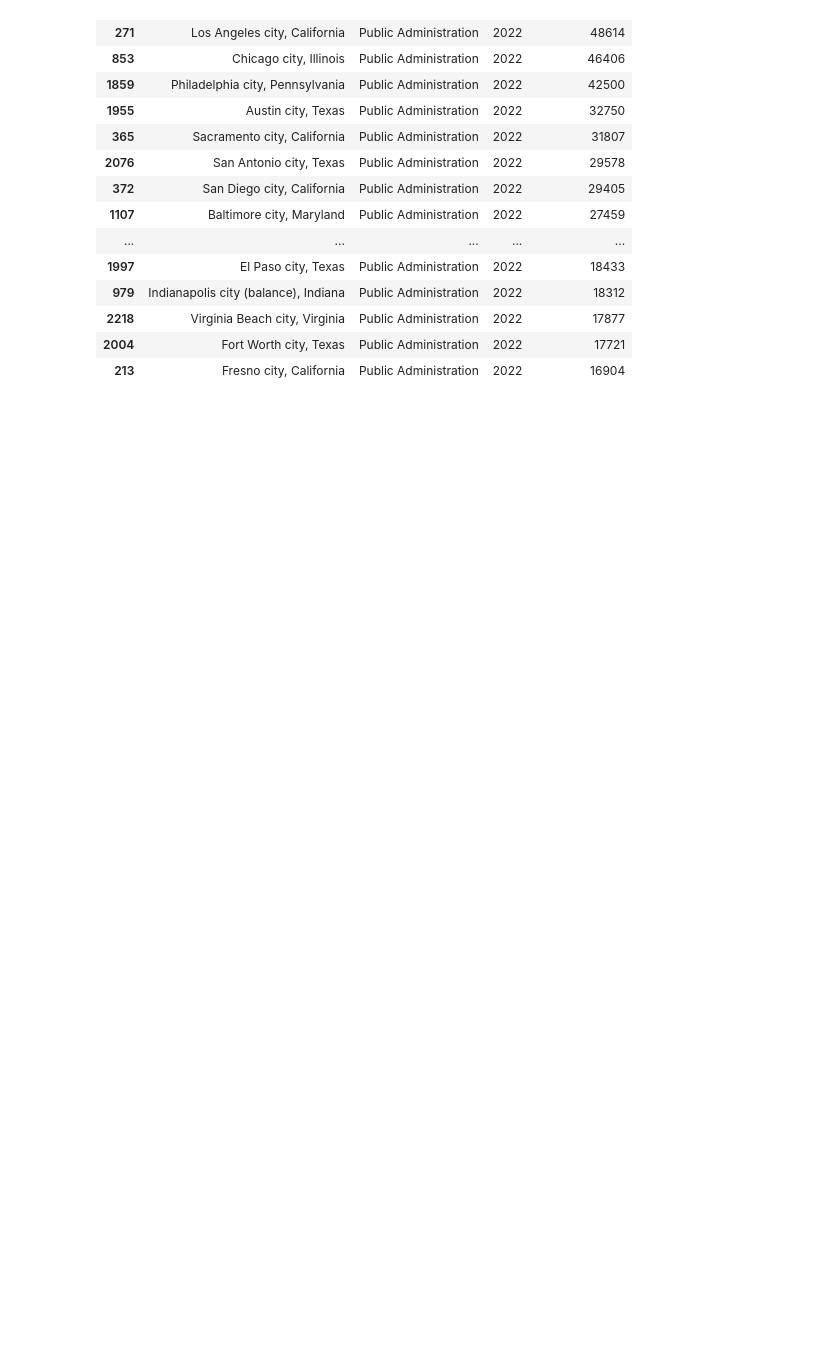
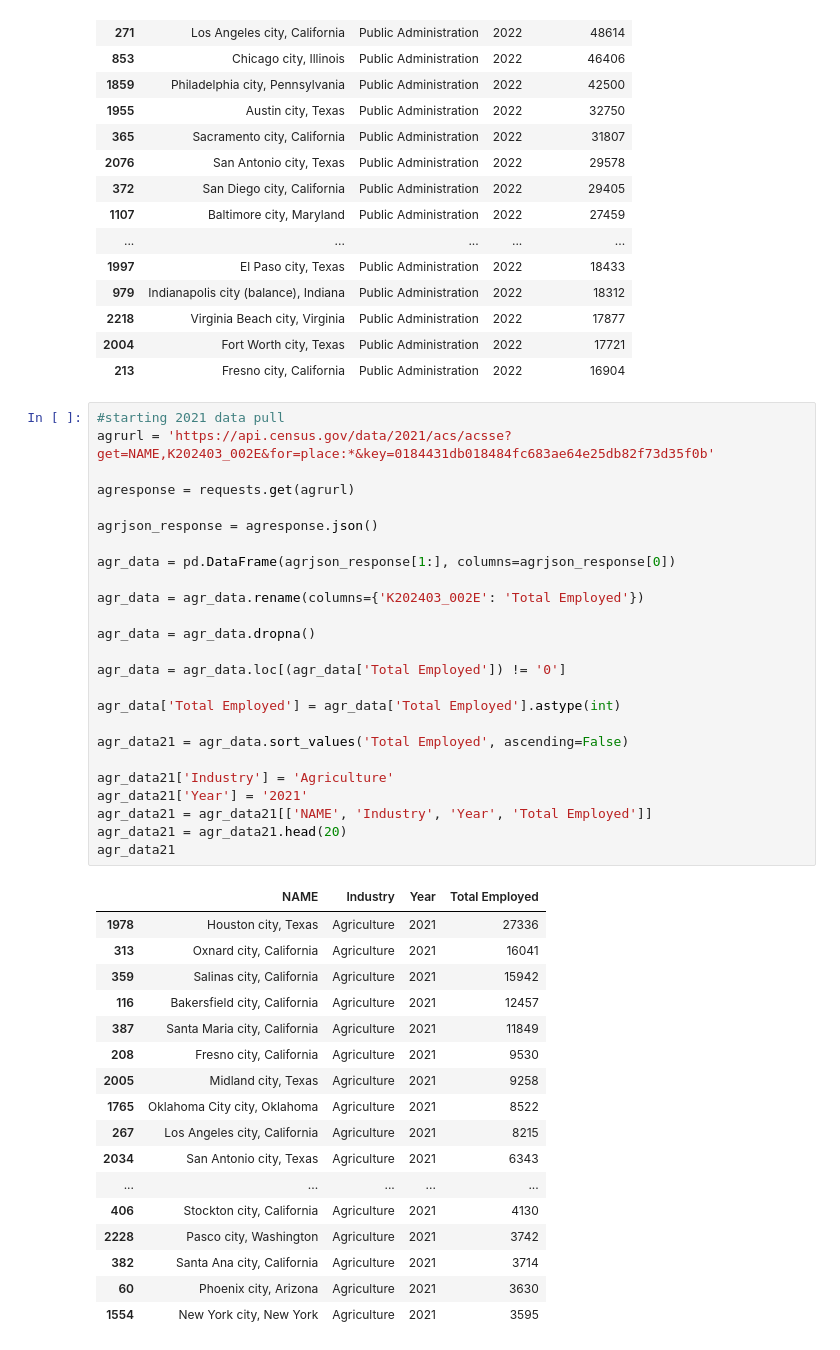
Before and after one commit to tcasteel/Project-3, a Jupyter notebook: census_api_test.ipynb, the cells around one changed output. Drawn from its saved outputs; the diff is of its cells as text; blank space fills up the shorter version.

```diff
--- a/census_api_test.ipynb
+++ b/census_api_test.ipynb
@@ -619,3 +619,46 @@ pa_data22
 | 2218 | Virginia Beach city, Virginia | Public Administration | 2022 | 17877 |
 | 2004 | Fort Worth city, Texas | Public Administration | 2022 | 17721 |
 | 213 | Fresno city, California | Public Administration | 2022 | 16904 |
+# %%
+#starting 2021 data pull
+agrurl = 'https://api.census.gov/data/2021/acs/acsse?get=NAME,K202403_002E&for=place:*&key=0184431db018484fc683ae64e25db82f73d35f0b'
+
+agresponse = requests.get(agrurl)
+
+agrjson_response = agresponse.json()
+
+agr_data = pd.DataFrame(agrjson_response[1:], columns=agrjson_response[0])
+
+agr_data = agr_data.rename(columns={'K202403_002E': 'Total Employed'})
+
+agr_data = agr_data.dropna()
+
+agr_data = agr_data.loc[(agr_data['Total Employed']) != '0']
+
+agr_data['Total Employed'] = agr_data['Total Employed'].astype(int)
+
+agr_data21 = agr_data.sort_values('Total Employed', ascending=False)
+
+agr_data21['Industry'] = 'Agriculture'
+agr_data21['Year'] = '2021'
+agr_data21 = agr_data21[['NAME', 'Industry', 'Year', 'Total Employed']]
+agr_data21 = agr_data21.head(20)
+agr_data21
+# %% [output]
+|  | NAME | Industry | Year | Total Employed |
+| 1978 | Houston city, Texas | Agriculture | 2021 | 27336 |
+| 313 | Oxnard city, California | Agriculture | 2021 | 16041 |
+| 359 | Salinas city, California | Agriculture | 2021 | 15942 |
+| 116 | Bakersfield city, California | Agriculture | 2021 | 12457 |
+| 387 | Santa Maria city, California | Agriculture | 2021 | 11849 |
+| 208 | Fresno city, California | Agriculture | 2021 | 9530 |
+| 2005 | Midland city, Texas | Agriculture | 2021 | 9258 |
+| 1765 | Oklahoma City city, Oklahoma | Agriculture | 2021 | 8522 |
+| 267 | Los Angeles city, California | Agriculture | 2021 | 8215 |
+| 2034 | San Antonio city, Texas | Agriculture | 2021 | 6343 |
+| ... | ... | ... | ... | ... |
+| 406 | Stockton city, California | Agriculture | 2021 | 4130 |
+| 2228 | Pasco city, Washington | Agriculture | 2021 | 3742 |
+| 382 | Santa Ana city, California | Agriculture | 2021 | 3714 |
+| 60 | Phoenix city, Arizona | Agriculture | 2021 | 3630 |
+| 1554 | New York city, New York | Agriculture | 2021 | 3595 |
```
Also changed, not shown: parts of 13 cells of this notebook.
